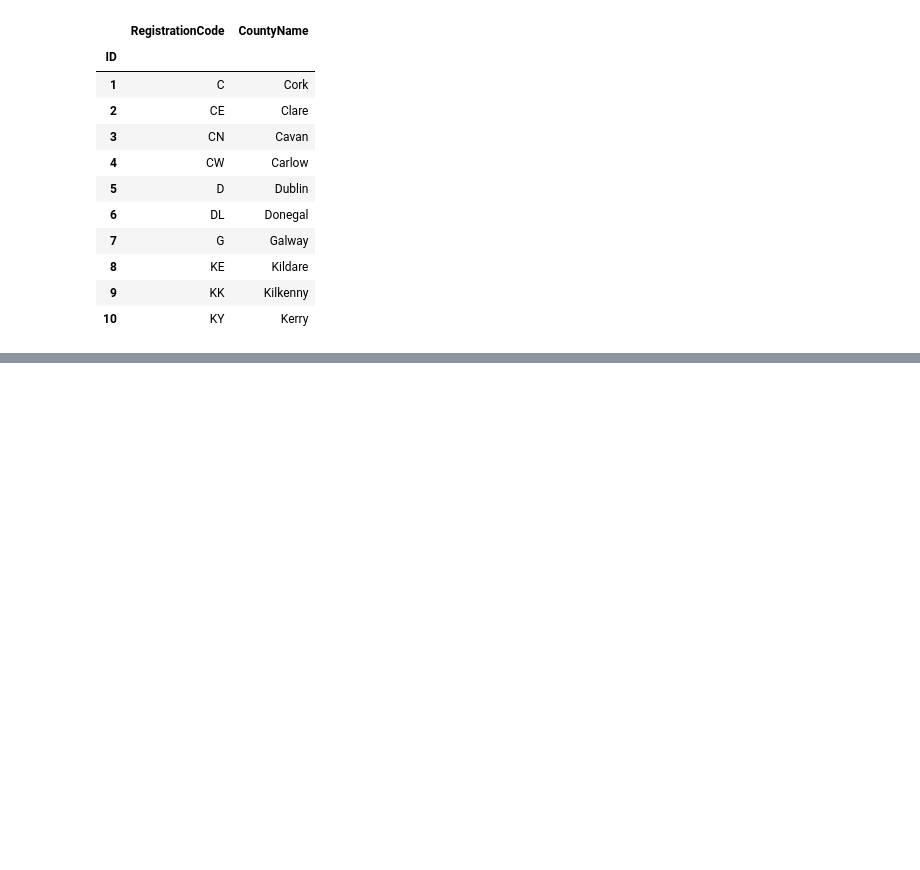
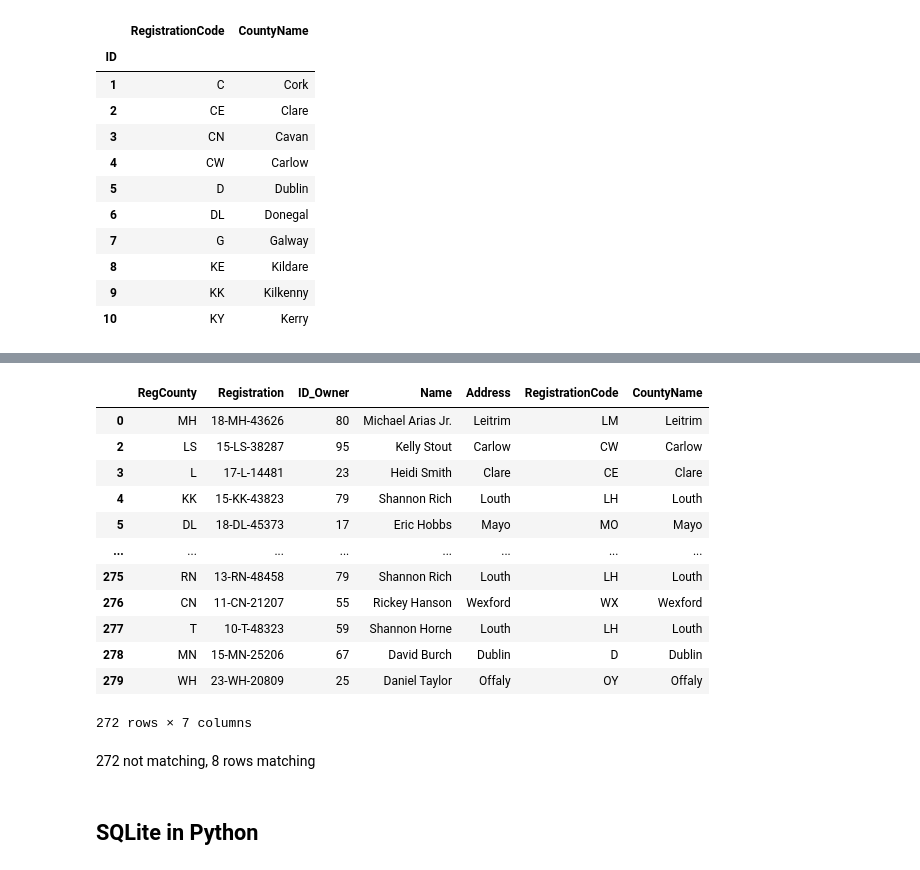
Before and after one commit to nurbujang/myworkw23, a Jupyter notebook: sqlite.ipynb, the cells around one changed output, grey strips where cells are left out. Cells and saved outputs as stored; diff of their text form; code cells hidden in the pictures; blank space fills up the shorter version.

```diff
--- a/sqlite.ipynb
+++ b/sqlite.ipynb
@@ -137,3 +136,13 @@ county.head(10)
 | 8 | KE | Kildare |
 | 9 | KK | Kilkenny |
 | 10 | KY | Kerry |
+# %%
+# lets join 2 tables together
+
+# https://pandas.pydata.org/docs/user_guide/merging.html#joining-on-index
+
+# join ID_owner in car to ID in person
+
+tmpa=pd.merge(car, person, left_on="ID_Owner", right_on="ID",
+             how="left") # left_join or right_join
+tmpa.head(10)
@@ -139,0 +163,4 @@ county.head(10)
+# %%
+tmpb=pd.merge(tmpa, county, left_on="Address", right_on="CountyName",
+             how="left") # left_join or right_join
+tmpb.head(10)
@@ -139,0 +192,21 @@ county.head(10)
+# %%
+tmpc = tmpb[tmpb['RegCounty'] != tmpb['RegistrationCode']]
+tmpc
+# %% [output]
+|  | RegCounty | Registration | ID_Owner | Name | Address | RegistrationCode | CountyName |
+| 0 | MH | 18-MH-43626 | 80 | Michael Arias Jr. | Leitrim | LM | Leitrim |
+| 2 | LS | 15-LS-38287 | 95 | Kelly Stout | Carlow | CW | Carlow |
+| 3 | L | 17-L-14481 | 23 | Heidi Smith | Clare | CE | Clare |
+| 4 | KK | 15-KK-43823 | 79 | Shannon Rich | Louth | LH | Louth |
+| 5 | DL | 18-DL-45373 | 17 | Eric Hobbs | Mayo | MO | Mayo |
+| ... | ... | ... | ... | ... | ... | ... | ... |
+| 275 | RN | 13-RN-48458 | 79 | Shannon Rich | Louth | LH | Louth |
+| 276 | CN | 11-CN-21207 | 55 | Rickey Hanson | Wexford | WX | Wexford |
+| 277 | T | 10-T-48323 | 59 | Shannon Horne | Louth | LH | Louth |
+| 278 | MN | 15-MN-25206 | 67 | David Burch | Dublin | D | Dublin |
+| 279 | WH | 23-WH-20809 | 25 | Daniel Taylor | Offaly | OY | Offaly |
+272 rows × 7 columns
+# %% [markdown]
+272 not matching, 8 rows matching
+# %% [markdown]
+## SQLite in Python
```
Also changed, not shown: parts of 33 cells of this notebook, 2 other files.
